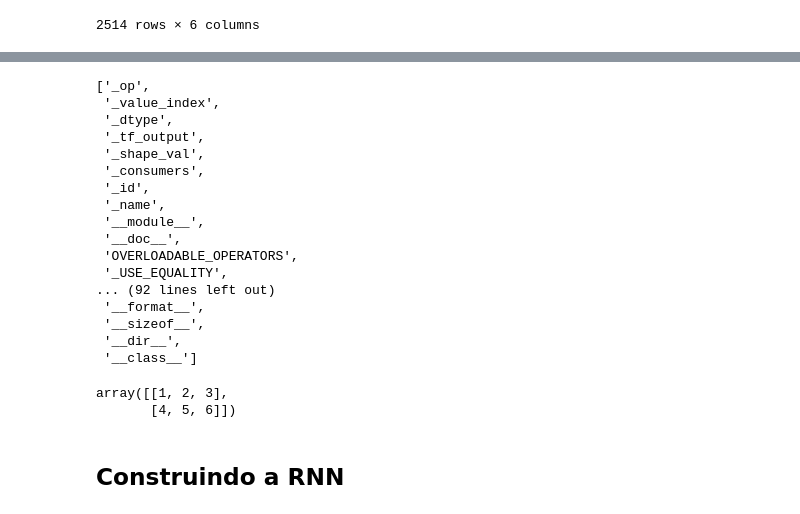
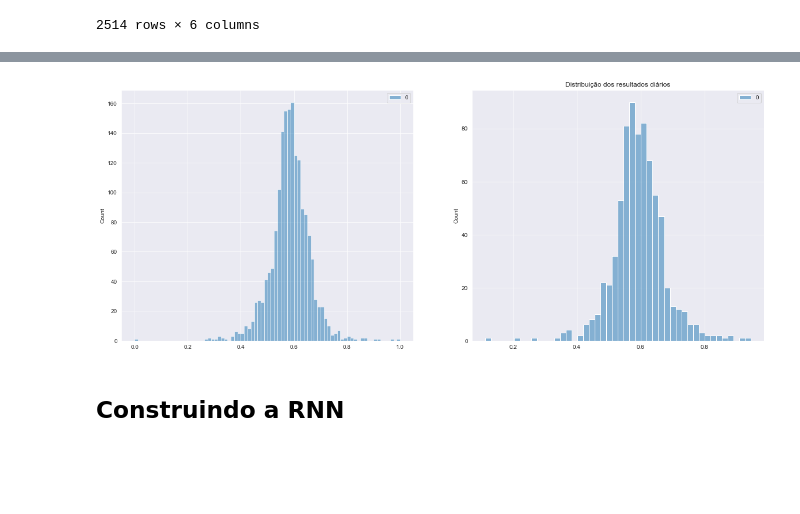
Before and after one commit to edno2819/Portfolio-Manager-by-Risk-and-Sharpe-optimization, a Jupyter notebook: Rede-Binaria-main/Rede_binaria_dn.ipynb, the cells around one changed output, grey strips where cells are left out. Saved outputs shown, nothing was run; the diff lists cells and outputs as text; code cells hidden in the pictures; blank space fills up the shorter version.

```diff
--- a/Rede-Binaria-main/Rede_binaria_dn.ipynb
+++ b/Rede-Binaria-main/Rede_binaria_dn.ipynb
@@ -121,6 +191,5 @@ for c in range(len(Y)):
         print(f'Erro na linha {c}')
     #pd.DataFrame(X_train[i]).values == list(dataset[i:i+20].values
 # %%
-sc = MinMaxScaler(feature_range = (0, 1))
-
-Y = sc.fit_transform(np.reshape(np.array(Y), (len(Y),1)))
+y_mms = MinMaxScaler(feature_range = (0, 1))
+Y = y_mms.fit_transform(np.reshape(np.array(Y), (len(Y),1)))
@@ -153,20 +195,0 @@ def custom_loss_1(y_true, y_pred):
-# %%
-aqui.teste.__dir__()
-# %% [output]
-['_op',
- '_value_index',
- '_dtype',
- '_tf_output',
- '_shape_val',
- '_consumers',
- '_id',
- '_name',
- '__module__',
- '__doc__',
- 'OVERLOADABLE_OPERATORS',
- '_USE_EQUALITY',
-... (92 lines left out)
- '__format__',
- '__sizeof__',
- '__dir__',
- '__class__']
@@ -178,11 +196,17 @@ def custom_loss(y_true, y_pred):
-# %%
-a_tensor = tf.constant([[1, 2, 3], [4, 5, 6]])
-a_tensor.numpy()
-# %% [output]
-array([[1, 2, 3],
-       [4, 5, 6]])
 # %%
-X_train, X_test, y_train, y_test = train_test_split(X, Y,  test_size=0.3, shuffle=False)
+X_train, X_test, y_train, y_test = train_test_split(X, Y,  test_size=0.3, shuffle=True)
+# %%
+sns.set_style('darkgrid', {'legend.frameon':True})
+
+#n, bins, patches = plt.hist(y_test)
+#plt.subplot(1, 2, 1)
+fig, (ax1, ax2) = plt.subplots(1,2, figsize=(20,8))
+sns.histplot(y_train, ax=ax1)
+sns.histplot(y_test,ax=ax2)
+plt.title("Distribuição dos resultados diários")
+plt.show()
+# %% [output]
+[figure, added]
 # %%
 def model_LSTM():
   regressor = Sequential()
```
Also changed, not shown: parts of 30 cells of this notebook, 23 other files.
